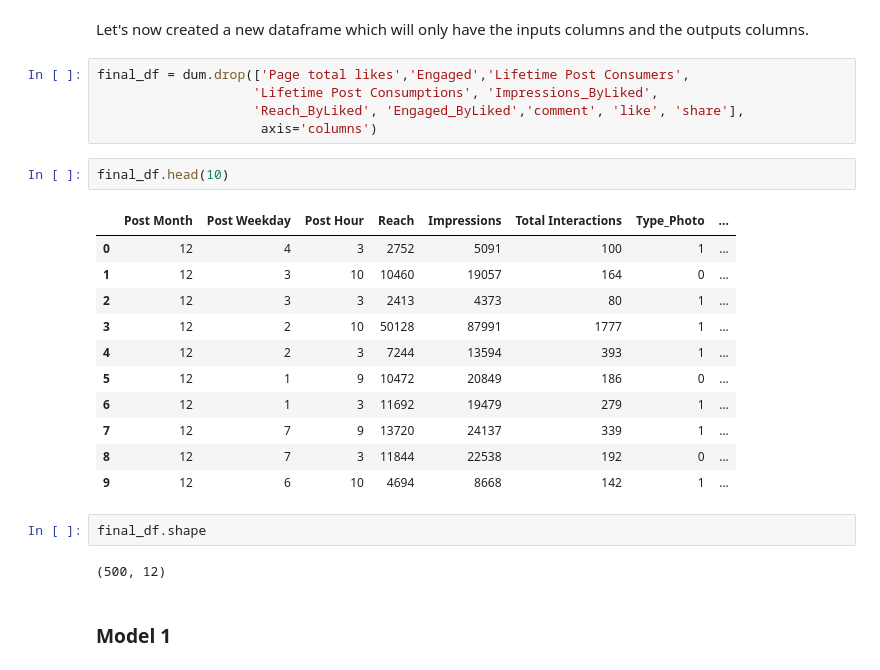
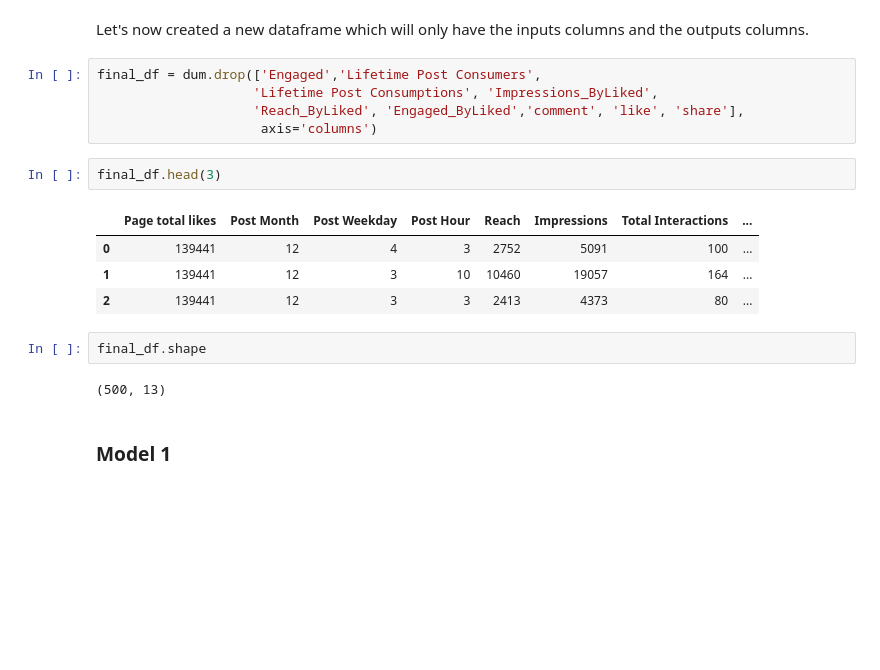
Before and after one commit to mtfaye/Performance-Metrics-Facebook-s-Page, a Jupyter notebook: Social_media_metrics.ipynb, the cells around one changed output. Cells and saved outputs as stored; diff of their text form; blank space fills up the shorter version.

```diff
--- a/Social_media_metrics.ipynb
+++ b/Social_media_metrics.ipynb
@@ -139,28 +139,21 @@ Let's specify the features that we will use as indepedant variables(Prior a publ
 # %% [markdown]
 Let's now created a new dataframe which will only have the inputs columns and the outputs columns.
 # %%
-final_df = dum.drop(['Page total likes','Engaged','Lifetime Post Consumers',
+final_df = dum.drop(['Engaged','Lifetime Post Consumers',
                     'Lifetime Post Consumptions', 'Impressions_ByLiked',
                     'Reach_ByLiked', 'Engaged_ByLiked','comment', 'like', 'share'],
                      axis='columns')
 # %%
-final_df.head(10)
+final_df.head(3)
 # %% [output]
-|  | Post Month | Post Weekday | Post Hour | Reach | Impressions | Total Interactions | Type_Photo | ... |
-| 0 | 12 | 4 | 3 | 2752 | 5091 | 100 | 1 | ... |
-| 1 | 12 | 3 | 10 | 10460 | 19057 | 164 | 0 | ... |
-| 2 | 12 | 3 | 3 | 2413 | 4373 | 80 | 1 | ... |
-| 3 | 12 | 2 | 10 | 50128 | 87991 | 1777 | 1 | ... |
-| 4 | 12 | 2 | 3 | 7244 | 13594 | 393 | 1 | ... |
-| 5 | 12 | 1 | 9 | 10472 | 20849 | 186 | 0 | ... |
-| 6 | 12 | 1 | 3 | 11692 | 19479 | 279 | 1 | ... |
-| 7 | 12 | 7 | 9 | 13720 | 24137 | 339 | 1 | ... |
-| 8 | 12 | 7 | 3 | 11844 | 22538 | 192 | 0 | ... |
-| 9 | 12 | 6 | 10 | 4694 | 8668 | 142 | 1 | ... |
+|  | Page total likes | Post Month | Post Weekday | Post Hour | Reach | Impressions | Total Interactions | ... |
+| 0 | 139441 | 12 | 4 | 3 | 2752 | 5091 | 100 | ... |
+| 1 | 139441 | 12 | 3 | 10 | 10460 | 19057 | 164 | ... |
+| 2 | 139441 | 12 | 3 | 3 | 2413 | 4373 | 80 | ... |
 # %%
 final_df.shape
 # %% [output]
-(500, 12)
+(500, 13)
 # %% [markdown]
 ### Model 1
 # %%
```
Also changed, not shown: parts of 9 cells of this notebook.
